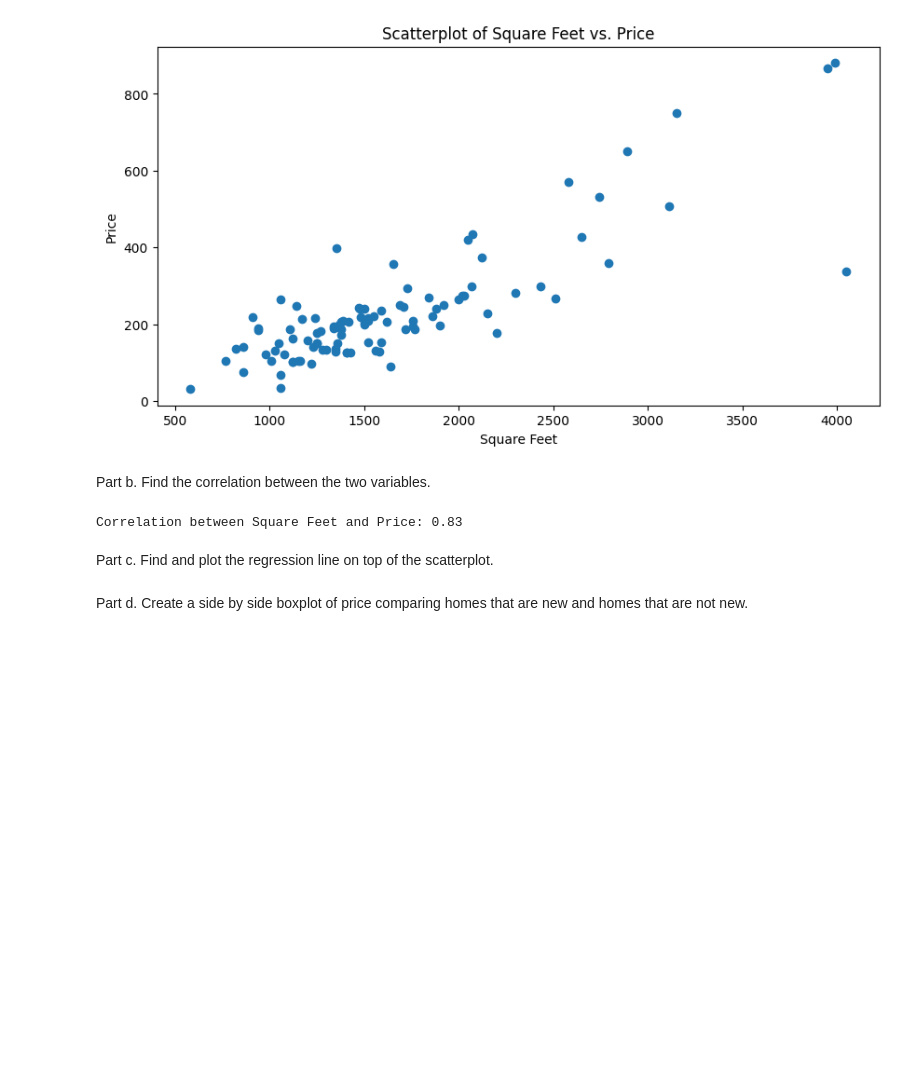
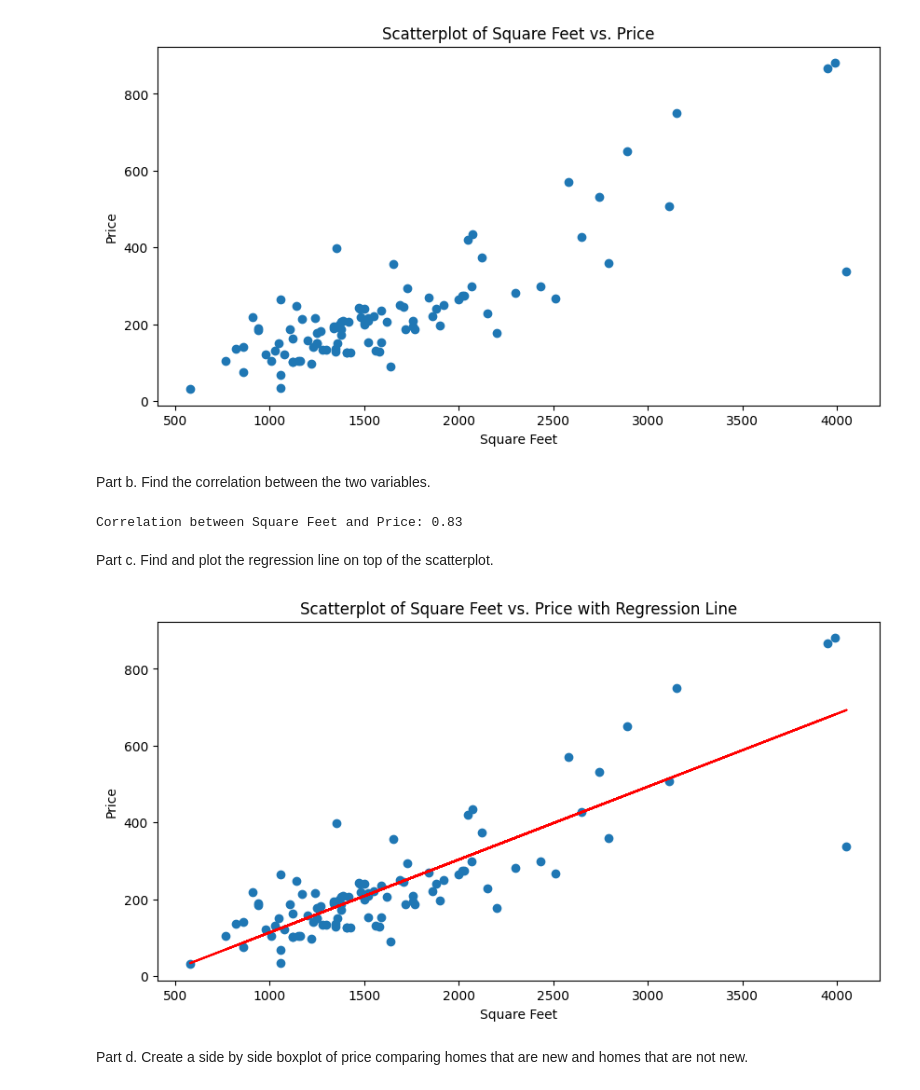
Before and after one commit to cal-jamo/Stats-220, a Jupyter notebook: Assignments/Stat_220_HW1.ipynb, the cells around one changed output. Saved outputs shown, nothing was run; the diff lists cells and outputs as text; code cells hidden in the pictures; blank space fills up the shorter version.

```diff
--- a/Assignments/Stat_220_HW1.ipynb
+++ b/Assignments/Stat_220_HW1.ipynb
@@ -166,5 +165,16 @@ print(f"Correlation between Square Feet and Price: {correlation:.2f}")
 Correlation between Square Feet and Price: 0.83
 # %% [markdown]
 Part c. Find and plot the regression line on top of the scatterplot.
+# %%
+slope, intercept = np.polyfit(houses['size'], houses['price'], 1)
+plt.figure(figsize=(10, 5))
+plt.scatter(houses['size'], houses['price'])
+plt.plot(houses['size'], slope * houses['size'] + intercept, color='red')
+plt.xlabel('Square Feet')
+plt.ylabel('Price')
+plt.title('Scatterplot of Square Feet vs. Price with Regression Line')
+plt.show()
+# %% [output]
+[figure, added]
 # %% [markdown]
 Part d. Create a side by side boxplot of price comparing homes that are new and homes that are not new.
```
Also changed, not shown: parts of 5 cells of this notebook.
